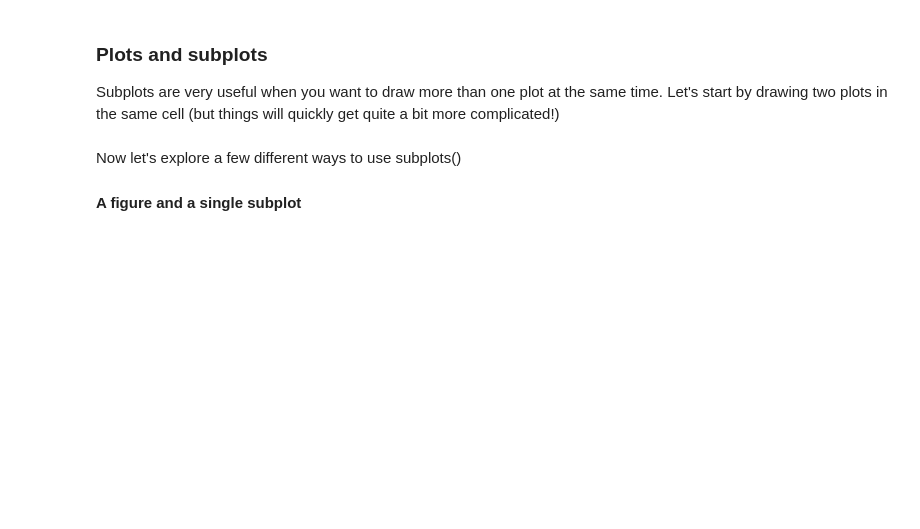
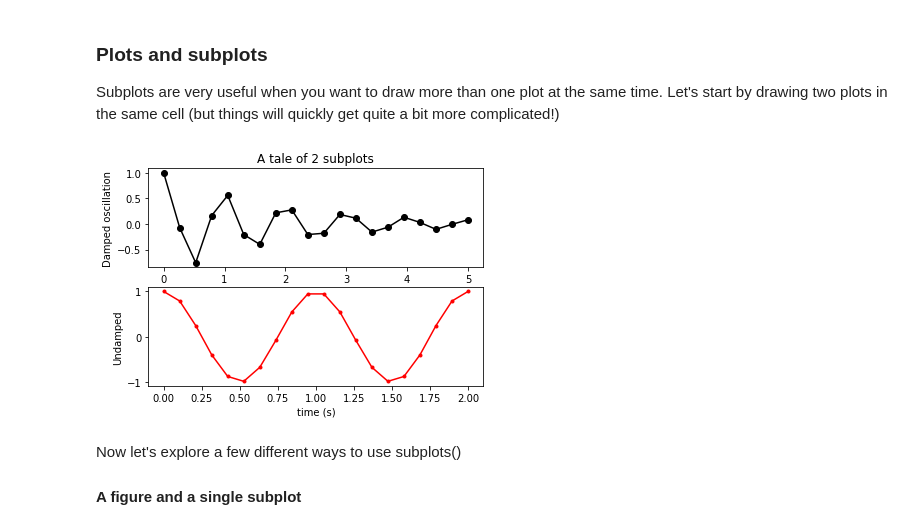
Before and after one commit to ds-connectors/PHYSICS-88, a Jupyter notebook: sp20/Week3/Lecture03.ipynb, the cells around one changed output. Cells and saved outputs as stored; diff of their text form; code cells hidden in the pictures; blank space fills up the shorter version.

```diff
--- a/sp20/Week3/Lecture03.ipynb
+++ b/sp20/Week3/Lecture03.ipynb
@@ -200,24 +239,26 @@ Subplots are very useful when you want to draw more than one plot at the same ti
 # %%
 import numpy as np
 import matplotlib.pyplot as plt
 
-x1 = np.linspace(0.0, 5.0) #what happens if I don't specify the number of points
-x2 = np.linspace(0.0, 2.0)
+x1 = np.linspace(0.0, 5.0, 20) #what happens if I don't specify the number of points
+x2 = np.linspace(0.0, 2.0, 20)
 
 y1 = np.cos(2 * np.pi * x1) * np.exp(-x1/2)
 y2 = np.cos(2 * np.pi * x2)
 
 plt.subplot(2, 1, 1) # subplot(nrows, ncols, index, **kwargs)
 plt.plot(x1, y1, color='black', marker='o')
 plt.title('A tale of 2 subplots')
 plt.ylabel('Damped oscillation')
 
 plt.subplot(2, 1, 2)
 plt.plot(x2, y2, 'r.-')
 plt.xlabel('time (s)')
 plt.ylabel('Undamped')
 
 plt.show()
+# %% [output]
+[figure, added]
 # %% [markdown]
 Now let's explore a few different ways to use subplots()
 
```
Also changed, not shown: parts of 30 cells of this notebook.
